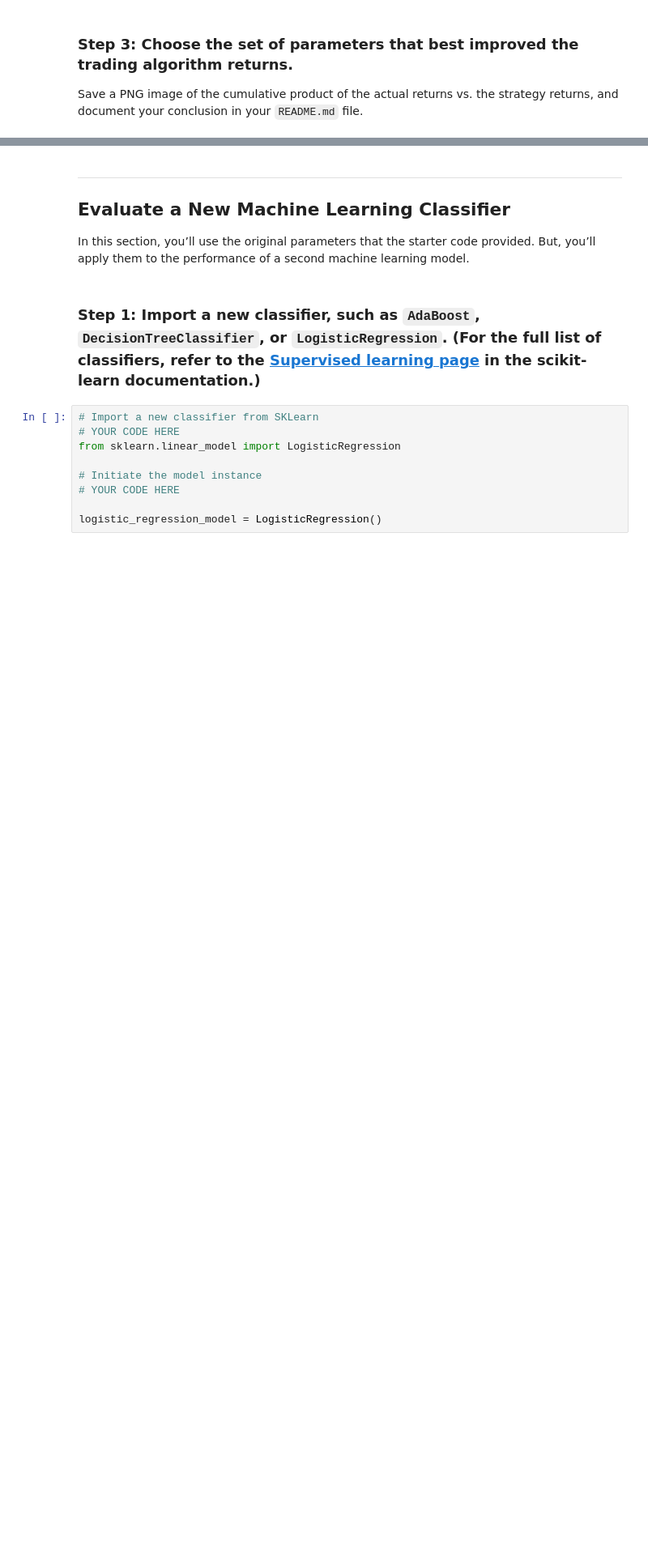
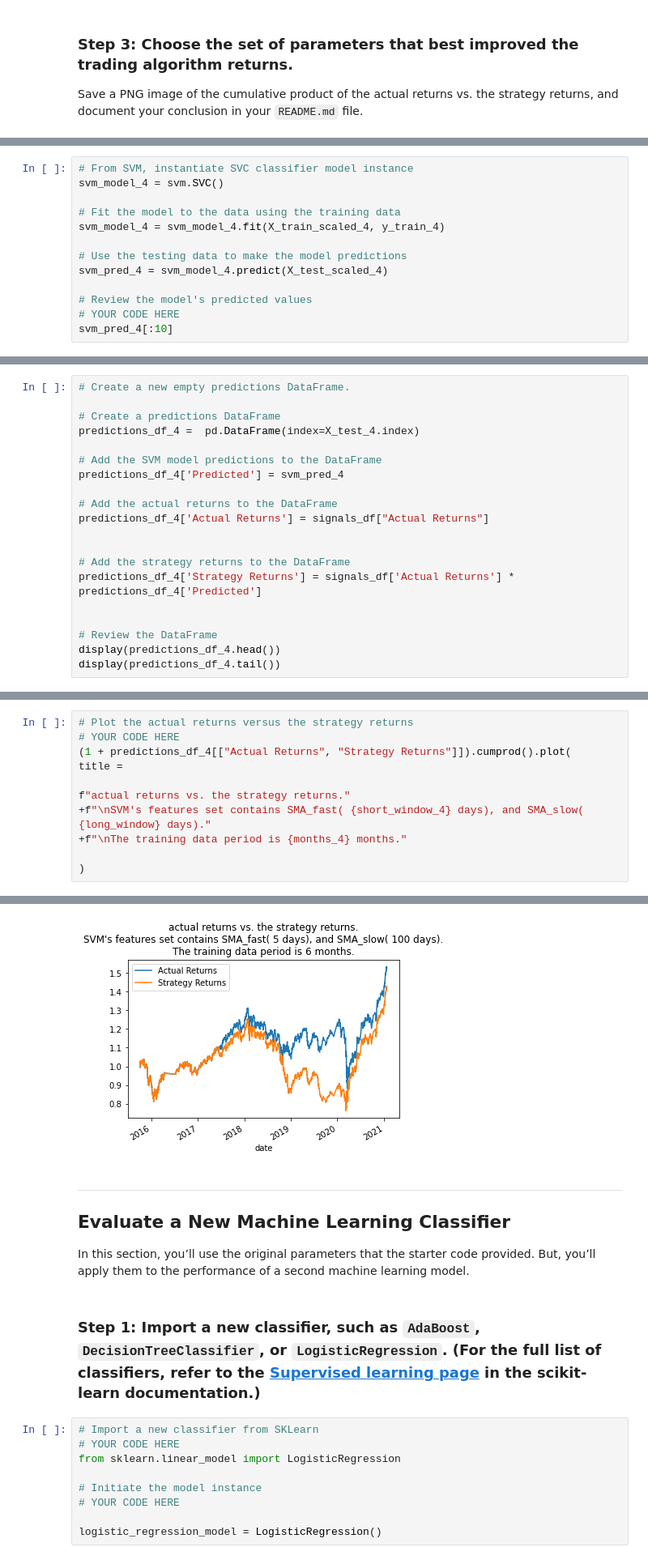
Before and after one commit to godifay/algorithmic-trading-strategy, a Jupyter notebook: Starter_Code 14/machine_learning_trading_bot.ipynb, the cells around one changed output, grey strips where cells are left out. Shown at 81% size. Cells and saved outputs as stored; diff of their text form; blank space fills up the shorter version.

```diff
--- a/Starter_Code 14/machine_learning_trading_bot.ipynb
+++ b/Starter_Code 14/machine_learning_trading_bot.ipynb
@@ -415,0 +897,13 @@ Save a PNG image of the cumulative product of the actual returns vs. the strateg
+# %%
+# From SVM, instantiate SVC classifier model instance
+svm_model_4 = svm.SVC()
+
+# Fit the model to the data using the training data
+svm_model_4 = svm_model_4.fit(X_train_scaled_4, y_train_4)
+
+# Use the testing data to make the model predictions
+svm_pred_4 = svm_model_4.predict(X_test_scaled_4)
+
+# Review the model's predicted values
+# YOUR CODE HERE
+svm_pred_4[:10]
@@ -415,0 +928,20 @@ Save a PNG image of the cumulative product of the actual returns vs. the strateg
+# %%
+# Create a new empty predictions DataFrame.
+
+# Create a predictions DataFrame
+predictions_df_4 =  pd.DataFrame(index=X_test_4.index)
+
+# Add the SVM model predictions to the DataFrame
+predictions_df_4['Predicted'] = svm_pred_4
+
+# Add the actual returns to the DataFrame
+predictions_df_4['Actual Returns'] = signals_df["Actual Returns"]
+
+
+# Add the strategy returns to the DataFrame
+predictions_df_4['Strategy Returns'] = signals_df['Actual Returns'] * predictions_df_4['Predicted']
+
+
+# Review the DataFrame
+display(predictions_df_4.head())
+display(predictions_df_4.tail())
@@ -415,0 +963,12 @@ Save a PNG image of the cumulative product of the actual returns vs. the strateg
+# %%
+# Plot the actual returns versus the strategy returns
+# YOUR CODE HERE
+(1 + predictions_df_4[["Actual Returns", "Strategy Returns"]]).cumprod().plot(
+title =
+
+f"actual returns vs. the strategy returns."
++f"\nSVM's features set contains SMA_fast( {short_window_4} days), and SMA_slow( {long_window} days)."
++f"\nThe training data period is {months_4} months."
+
+)
+# %% [output]
@@ -416,3 +976,4 @@ Save a PNG image of the cumulative product of the actual returns vs. the strateg
+[figure, added]
 # %% [markdown]
 ---
 
```
Also changed, not shown: parts of 41 cells of this notebook.
